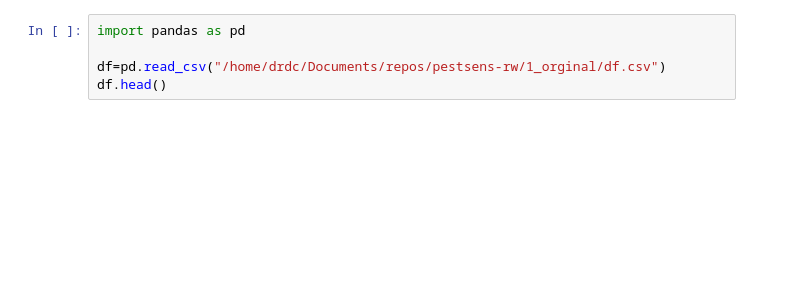
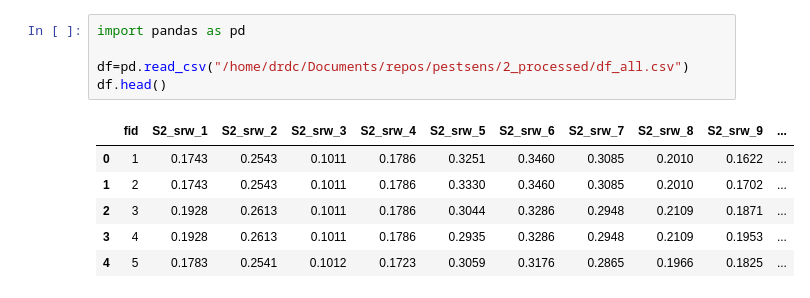
Before and after one commit to BBenyamini/pestsens, a Jupyter notebook: 3_code/2_reading_writing_file.ipynb, the cells around one changed output. Drawn from its saved outputs; the diff is of its cells as text; blank space fills up the shorter version.

```diff
--- a/3_code/2_reading_writing_file.ipynb
+++ b/3_code/2_reading_writing_file.ipynb
@@ -9,5 +11,12 @@
 # %%
 import pandas as pd
 
-df=pd.read_csv("/home/drdc/Documents/repos/pestsens-rw/1_orginal/df.csv")
+df=pd.read_csv("/home/drdc/Documents/repos/pestsens/2_processed/df_all.csv")
 df.head()
+# %% [output]
+|  | fid | S2_srw_1 | S2_srw_2 | S2_srw_3 | S2_srw_4 | S2_srw_5 | S2_srw_6 | S2_srw_7 | S2_srw_8 | S2_srw_9 | ... |
+| 0 | 1 | 0.1743 | 0.2543 | 0.1011 | 0.1786 | 0.3251 | 0.3460 | 0.3085 | 0.2010 | 0.1622 | ... |
+| 1 | 2 | 0.1743 | 0.2543 | 0.1011 | 0.1786 | 0.3330 | 0.3460 | 0.3085 | 0.2010 | 0.1702 | ... |
+| 2 | 3 | 0.1928 | 0.2613 | 0.1011 | 0.1786 | 0.3044 | 0.3286 | 0.2948 | 0.2109 | 0.1871 | ... |
+| 3 | 4 | 0.1928 | 0.2613 | 0.1011 | 0.1786 | 0.2935 | 0.3286 | 0.2948 | 0.2109 | 0.1953 | ... |
+| 4 | 5 | 0.1783 | 0.2541 | 0.1012 | 0.1723 | 0.3059 | 0.3176 | 0.2865 | 0.1966 | 0.1825 | ... |
```
Also changed, not shown: parts of 2 cells of this notebook, 2 other files.
